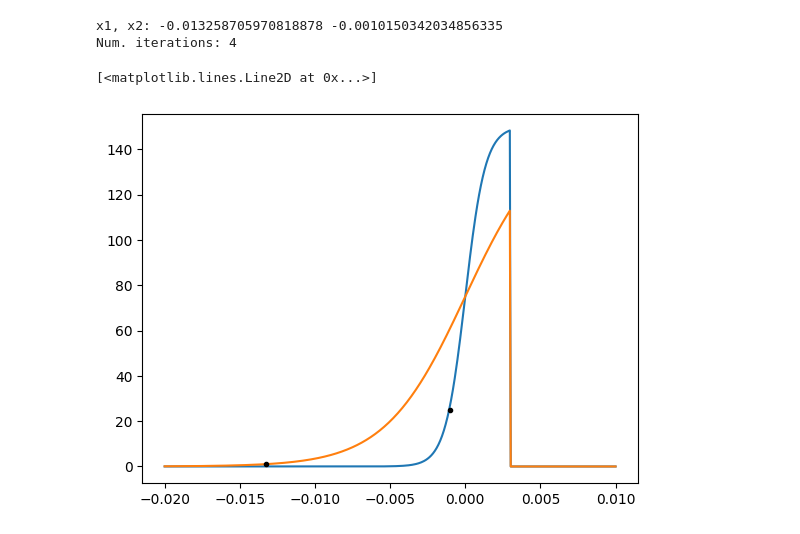
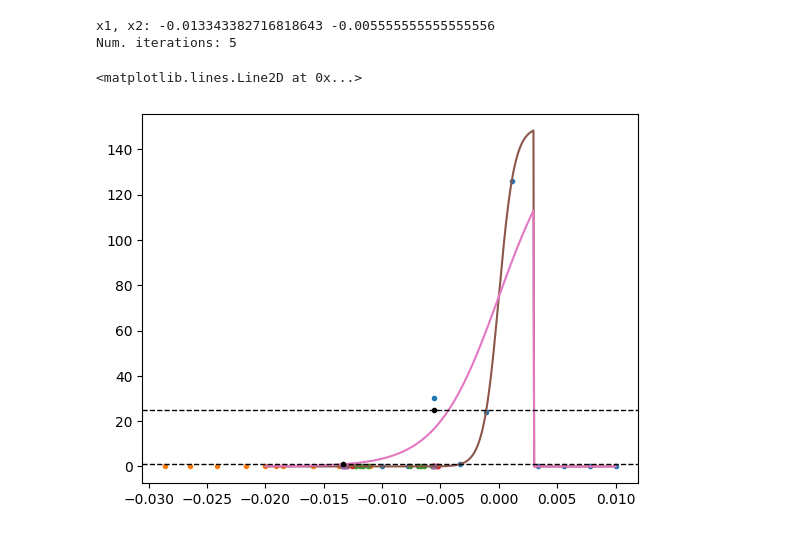
Before and after one commit to niknovikov19/model_tuner, a Jupyter notebook: proto/oumean_range_search/bracket_alg_2.ipynb, the cells around one changed output. Saved outputs shown, nothing was run; the diff lists cells and outputs as text; code cells hidden in the pictures.

```diff
--- a/proto/oumean_range_search/bracket_alg_2.ipynb
+++ b/proto/oumean_range_search/bracket_alg_2.ipynb
@@ -38,36 +38,45 @@ k = 1
 # user loop
 finder = JointIntervalFinder(
     y1=y1, y2=y2,
     r1=r1, r2=r2,
     x1_start=(x10 / k),
     x2_start=(x20 / k),
     N=10,
-    tol_frac=0.05,
+    tol_frac=0.01,
     max_iters=20,
     x2_mode="y1_ge",
 )
+
+plt.figure()
 
 n_iter = 0
 while not finder.is_done():
     xs = finder.suggest_x_values()
     # compute f1,f2 elsewhere (your batch evaluator):
     f1 = f(xs * k, finder.y1)
     f2 = f(xs * k, finder.y2)
+    if n_iter == 0:
+        f1[2] = 30
+        f2[2] = 35
+    plt.plot(xs, f1, '.')
     finder.process_probe_result(xs, f1, f2)
     n_iter += 1
 
 x1_hat, x2_hat = finder.get_estimates()
 print("x1, x2:", x1_hat, x2_hat)
 print(f'Num. iterations: {n_iter}')
 
-plt.figure()
+#plt.figure()
 #x = np.linspace(-10 / k, 10 / k, 500)
 x = np.linspace(-0.02, 0.01, 500)
 for y in [y1, y2]:
     plt.plot(x, f(x * k, y))
 plt.plot([x1_hat, x2_hat], [r1, r2], 'k.')
+
+plt.axhline(r1, ls="--", lw=1, c="k")
+plt.axhline(r2, ls="--", lw=1, c="k")
 # %% [output]
-x1, x2: -0.013258705970818878 -0.0010150342034856335
-Num. iterations: 4
+x1, x2: -0.013343382716818643 -0.005555555555555556
+Num. iterations: 5
-[<matplotlib.lines.Line2D at 0x...>]
+<matplotlib.lines.Line2D at 0x...>
-[figure, old version]
+[figure, new version]
```
Also changed, not shown: 5 other files.
